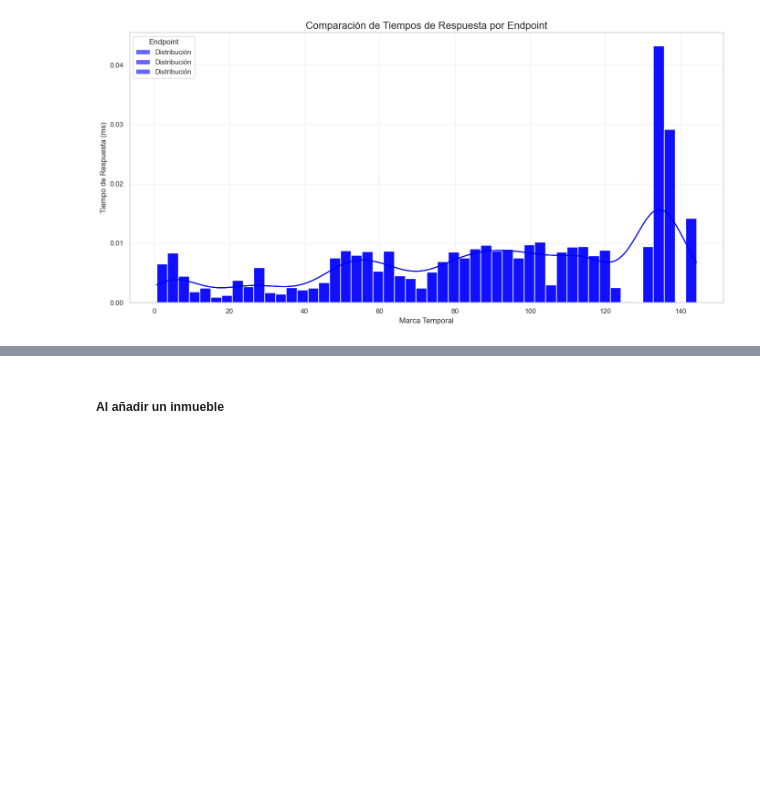
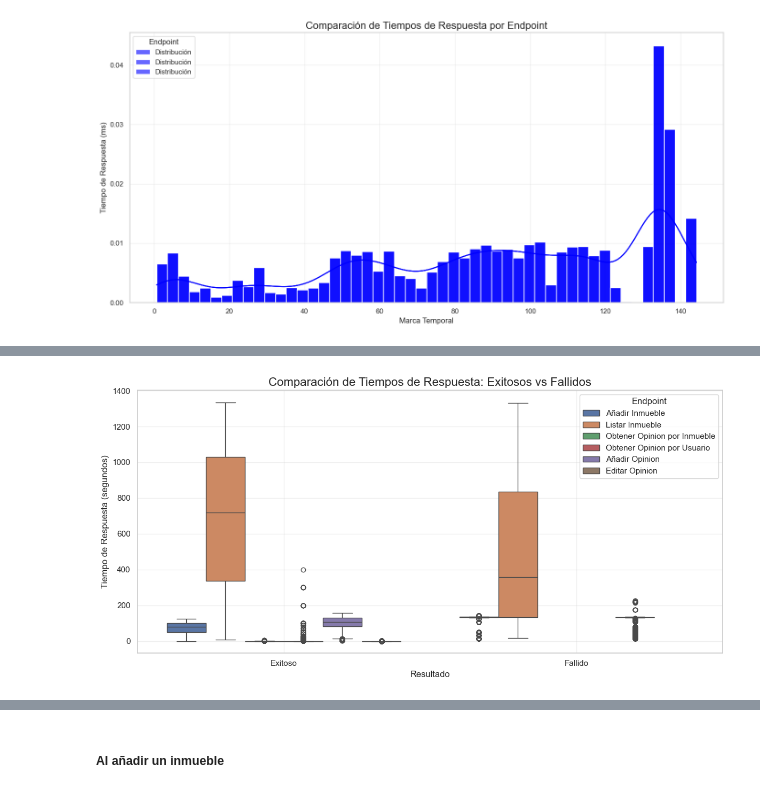
Before and after one commit to JulianCastillo14/Estudio-de-Rendimiento-Backend-en-OPAR, a Jupyter notebook: Estudio_de_Rendimiento_Backend_en_OPAR.ipynb, the cells around one changed output, grey strips where cells are left out. Saved outputs shown, nothing was run; the diff lists cells and outputs as text; code cells hidden in the pictures; blank space fills up the shorter version.

```diff
--- a/Estudio_de_Rendimiento_Backend_en_OPAR.ipynb
+++ b/Estudio_de_Rendimiento_Backend_en_OPAR.ipynb
@@ -545,0 +602,12 @@ Desplegar con kubernetes 2 replicas
+# %%
+plt.figure(figsize=(12, 6))
+sns.boxplot(x='success', y='elapsed', hue='label', data=data_combined_v2)
+plt.title('Comparación de Tiempos de Respuesta: Exitosos vs Fallidos', fontsize=16)
+plt.xlabel('Resultado', fontsize=12)
+plt.ylabel('Tiempo de Respuesta (segundos)', fontsize=12)
+plt.grid(alpha=0.3)
+plt.legend(title="Endpoint")
+plt.tight_layout()
+plt.show()
+# %% [output]
+[figure, added]
```
Also changed, not shown: parts of 18 cells of this notebook, 26 other files.
